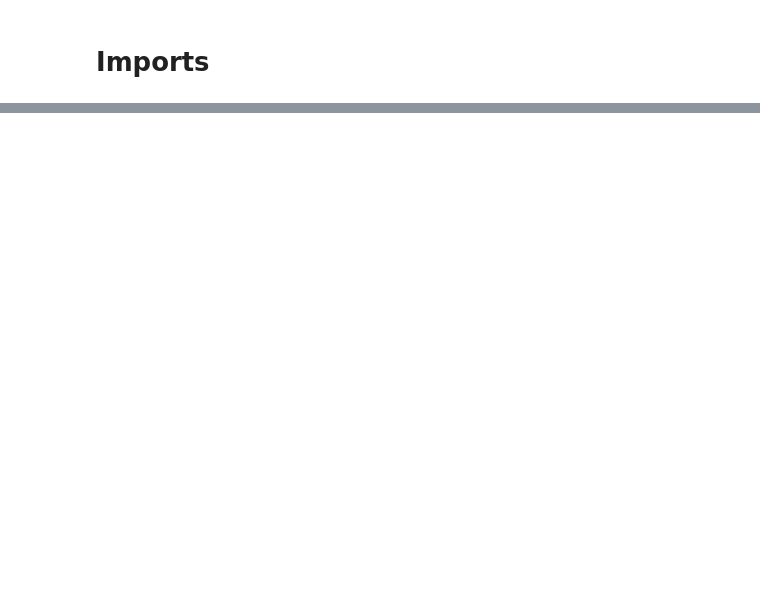
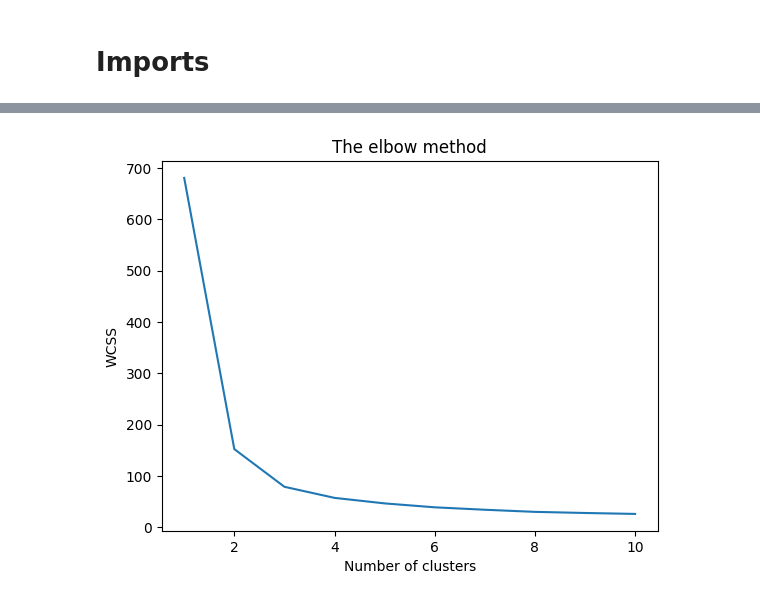
Before and after one commit to Millrocious/Pclusterization, a Jupyter notebook: Iris-clusterization.ipynb, the cells around one changed output, grey strips where cells are left out. Saved outputs shown, nothing was run; the diff lists cells and outputs as text; code cells hidden in the pictures; blank space fills up the shorter version.

```diff
--- a/Iris-clusterization.ipynb
+++ b/Iris-clusterization.ipynb
@@ -39,30 +20,17 @@ plt.scatter(centers[:,0], centers[:,1], marker='*', c='g', s=150)
-# %%
-centers_old = np.zeros(centers.shape) # to store old centers
-centers_new = deepcopy(centers) # Store new centers
-
-data.shape
-clusters = np.zeros(n)
-distances = np.zeros((n,k))
-
-error = np.linalg.norm(centers_new - centers_old)
-
-# When, after an update, the estimate of that center stays the same, exit loop
-while error != 0:
-    # Measure the distance to every center
-    for i in range(k):
-        distances[:,i] = np.linalg.norm(data - centers[i], axis=1)
-    # Assign all training data to closest center
-    clusters = np.argmin(distances, axis = 1)
-
-    centers_old = deepcopy(centers_new)
-    # Calculate mean for every cluster and update the center
-    for i in range(k):
-        centers_new[i] = np.mean(data[clusters == i], axis=0)
-    error = np.linalg.norm(centers_new - centers_old)
-centers_new
-# %%
-# Plot the data and the centers generated as random
-colors=['orange', 'blue', 'green']
-for i in range(n):
-    plt.scatter(data[i, 0], data[i,1], s=7, color = colors[int(category[i])])
-plt.scatter(centers_new[:,0], centers_new[:,1], marker='*', c='g', s=150)
+# %%
+#Finding the optimum number of clusters for k-means classification
+wcss = []
+x = df.iloc[:, [0, 1, 2, 3]].values
+
+for i in range(1, 11):
+    kmeans = KMeans(n_clusters = i, init = 'k-means++', max_iter = 300, n_init = 10, random_state = 0)
+    kmeans.fit(x)
+    wcss.append(kmeans.inertia_)
+# %%
+plt.plot(range(1, 11), wcss)
+plt.title('The elbow method')
+plt.xlabel('Number of clusters')
+plt.ylabel('WCSS') #within cluster sum of squares
+plt.show()
+# %% [output]
+[figure, added]
```
Also changed, not shown: parts of 7 cells of this notebook.
